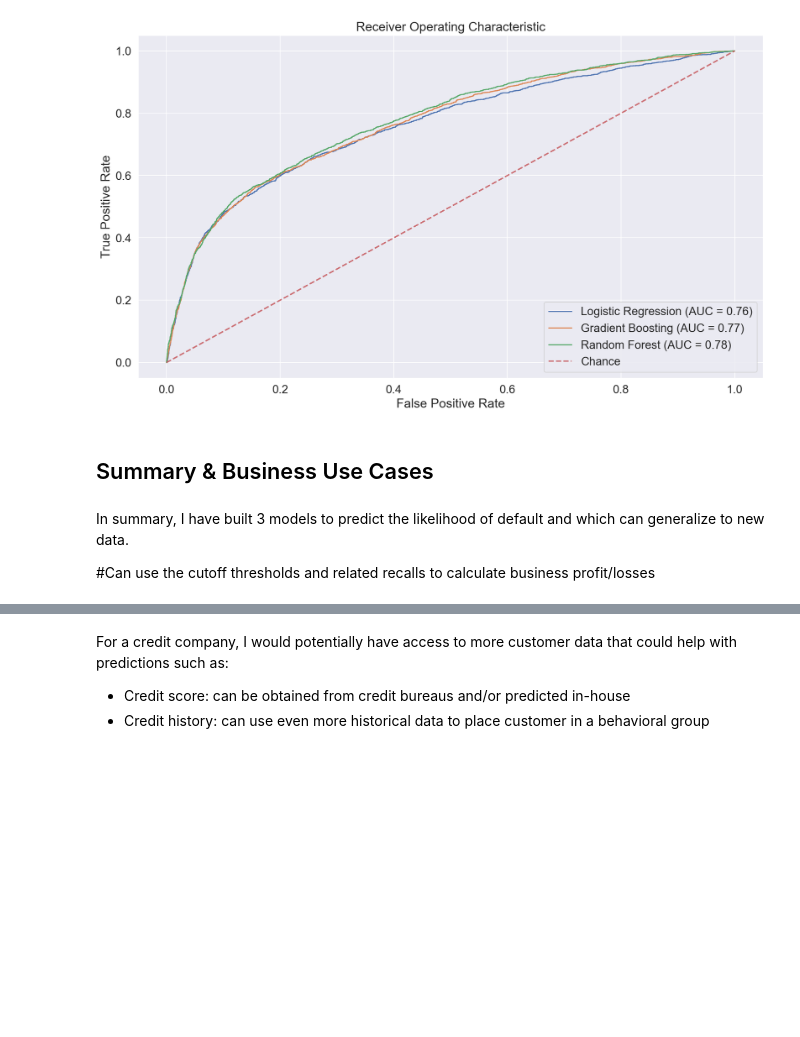
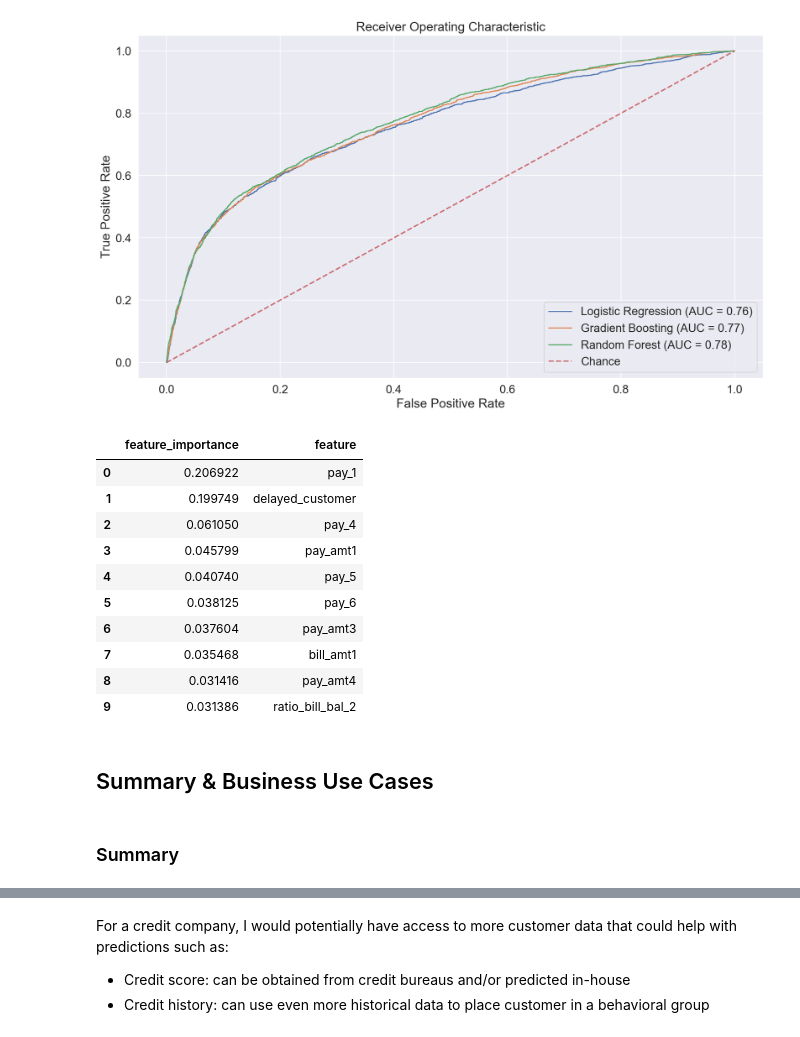
Before and after one commit to pierrewinter/CreditSesame, a Jupyter notebook: credit_default_prediction.ipynb, the cells around one changed output, grey strips where cells are left out. Drawn from its saved outputs; the diff is of its cells as text; code cells hidden in the pictures; blank space fills up the shorter version.

Commit message:
Finished model evaluation and summary

```diff
--- a/credit_default_prediction.ipynb
+++ b/credit_default_prediction.ipynb
@@ -780,12 +769,29 @@ plt.show()
  Text(0.5, 1.0, 'Receiver Operating Characteristic')]
 <matplotlib.legend.Legend at 0x...>
 [figure]
+# %%
+#Random forest appears to perform best and I will go into more depth in the next section.
+#Here I will look at feature importance for this final random forest model.
+
+clf = models['Random Forest'].best_estimator_
+coefs = pd.DataFrame(clf.feature_importances_, columns=['feature_importance'])
+coefs['feature'] = X_train.columns
+
+coefs_sorted = coefs.sort_values(by='feature_importance', ascending=False, ignore_index=True)
+
+#10 most important features (which can be positively or negatively related to default)
+coefs_sorted.head(10)
+# %% [output]
+|  | feature_importance | feature |
+| 0 | 0.206922 | pay_1 |
+| 1 | 0.199749 | delayed_customer |
+| 2 | 0.061050 | pay_4 |
+| 3 | 0.045799 | pay_amt1 |
+| 4 | 0.040740 | pay_5 |
+| 5 | 0.038125 | pay_6 |
+| 6 | 0.037604 | pay_amt3 |
+| 7 | 0.035468 | bill_amt1 |
+| 8 | 0.031416 | pay_amt4 |
+| 9 | 0.031386 | ratio_bill_bal_2 |
 # %% [markdown]
 ## Summary & Business Use Cases
-# %% [markdown]
-In summary, I have built 3 models to predict the likelihood of default and which can generalize to new data.
-
-
-
-
-#Can use the cutoff thresholds and related recalls to calculate business profit/losses
@@ -809,0 +798,2 @@ In summary, I have built 3 models to predict the likelihood of default and which
+# %% [markdown]
+### Summary
```
Also changed, not shown: parts of 9 cells of this notebook.
